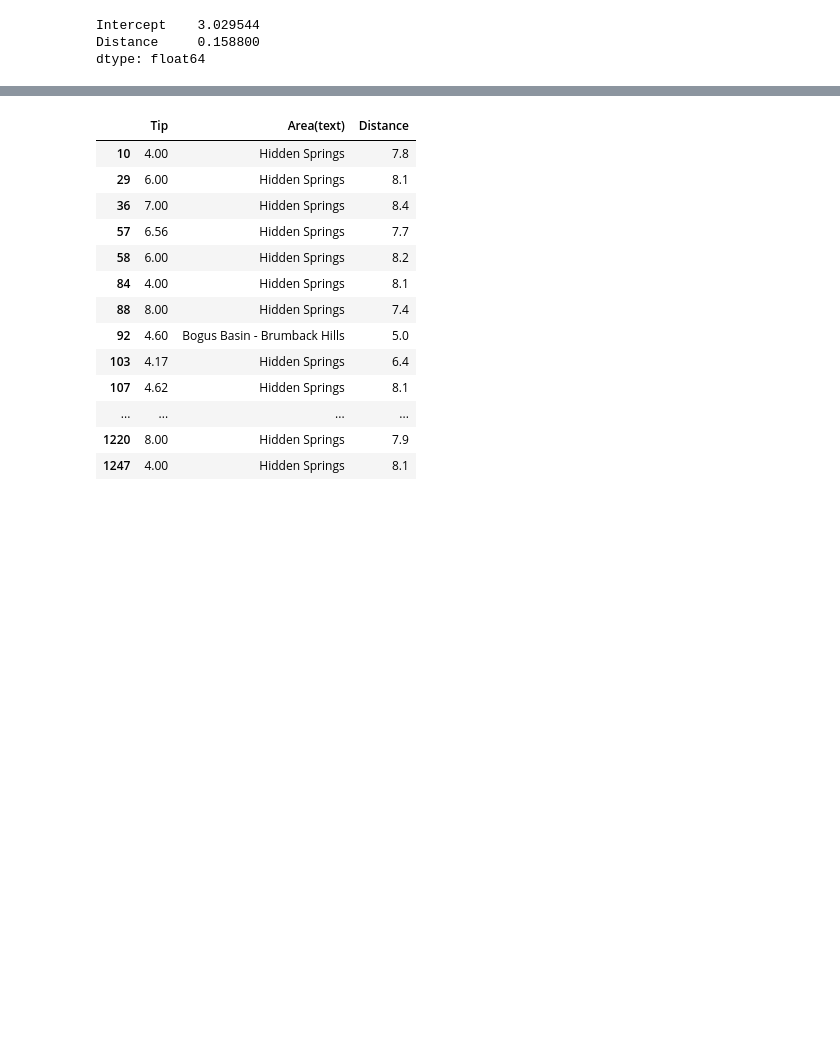
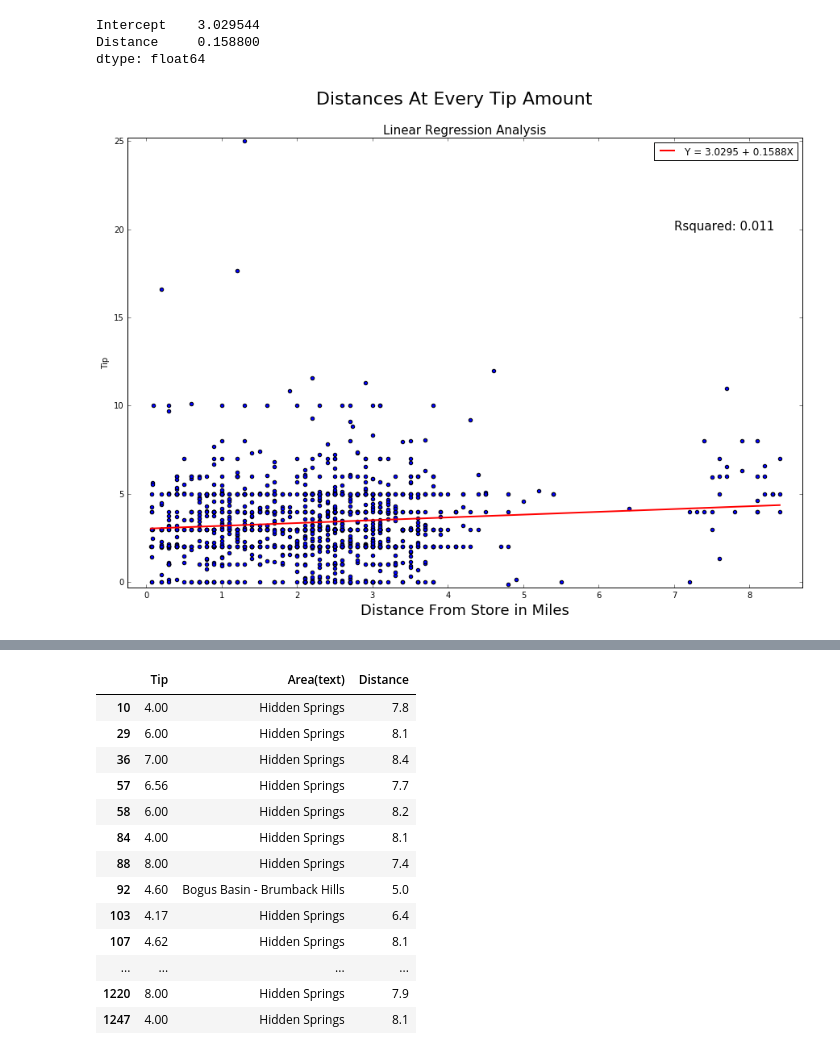
Before and after one commit to angelddaz/pizza_delivery, a Jupyter notebook: 001_pizza_jupyter_notebook.ipynb, the cells around one changed output, grey strips where cells are left out. Saved outputs shown, nothing was run; the diff lists cells and outputs as text; code cells hidden in the pictures; blank space fills up the shorter version.

```diff
--- a/001_pizza_jupyter_notebook.ipynb
+++ b/001_pizza_jupyter_notebook.ipynb
@@ -9,22 +18,24 @@ Hypothesis: People don't take into account or/nor care about the distance a deli
 # %%
 #My first step is to run an Ordinary Least Squares Regression
 #model with tips ~ distances
+%matplotlib inline
 import pandas as pd
 import numpy as np
 import matplotlib.pyplot as pl
 import statsmodels.formula.api as sm
 from statsmodels.api import add_constant
+import math
+from __future__ import division
 
-path = r'C:\Users\angelddaz\OneDrive\Documents\Data Training\data\RawDelData.csv'
-data = pd.read_csv(path)
+data = pd.read_csv(r'C:\Users\angelddaz\OneDrive\Documents\data_training\data\RawDelData.csv') #please fix
 
 #Querying our data!
 stats = data.loc[data['OrderAmount']>-100.00][['Tip','Distance']]
 
 #This is the model magic
 lm = sm.ols(formula='Tip ~ Distance', data=stats).fit()
-#Intercept:3.0295	#Distance: 0.1588
-lm.params
+#Intercept:3.0295	#Distance Coefficient: 0.1588
+
 
 lm.params
 #Therefore, our model is: Tip = $3.03 + $0.16(Miles)
@@ -35,22 +46,25 @@ dtype: float64
 # %%
 X_new = pd.DataFrame({'Distance': [stats.Distance.min(), stats.Distance.max()]})
 X_new.head()
 #making the line with our observed distances
 preds = lm.predict(add_constant(X_new), transform=False)
 #plotting our scatter plot
 ax1 = stats.plot(kind='scatter', x='Distance', y='Tip')
 
 #Making it pretty
 ax1.text(7, 20, r'Rsquared: 0.011', fontsize=15)
-pl.xlabel('Tip Amount in Dollars')
-pl.xlabel('Distance From Store in Miles')
+pl.xlabel('Tip Amount in Dollars', fontsize=18)
+pl.xlabel('Distance From Store in Miles', fontsize=18)
 pl.xlim(-0.25, 8.7)
 pl.ylim(-0.30, 25.2)
-pl.suptitle('Distances At Every Tip Amount', fontsize=18)
+pl.suptitle('Distances At Every Tip Amount', fontsize=22)
 pl.title('Linear Regression Analysis',fontsize=15)
-
+pl.rcParams['figure.figsize'] = (15, 10)
 #plotting our line
 ax2 = pl.plot(X_new,preds, c='red', linewidth=2)
 pl.legend(ax2, ('Y = 3.0295 + 0.1588X',), loc='best')
-lm.summary()
+
+
 pl.show()
+# %% [output]
+[figure, added]
```
Also changed, not shown: parts of 25 cells of this notebook.
